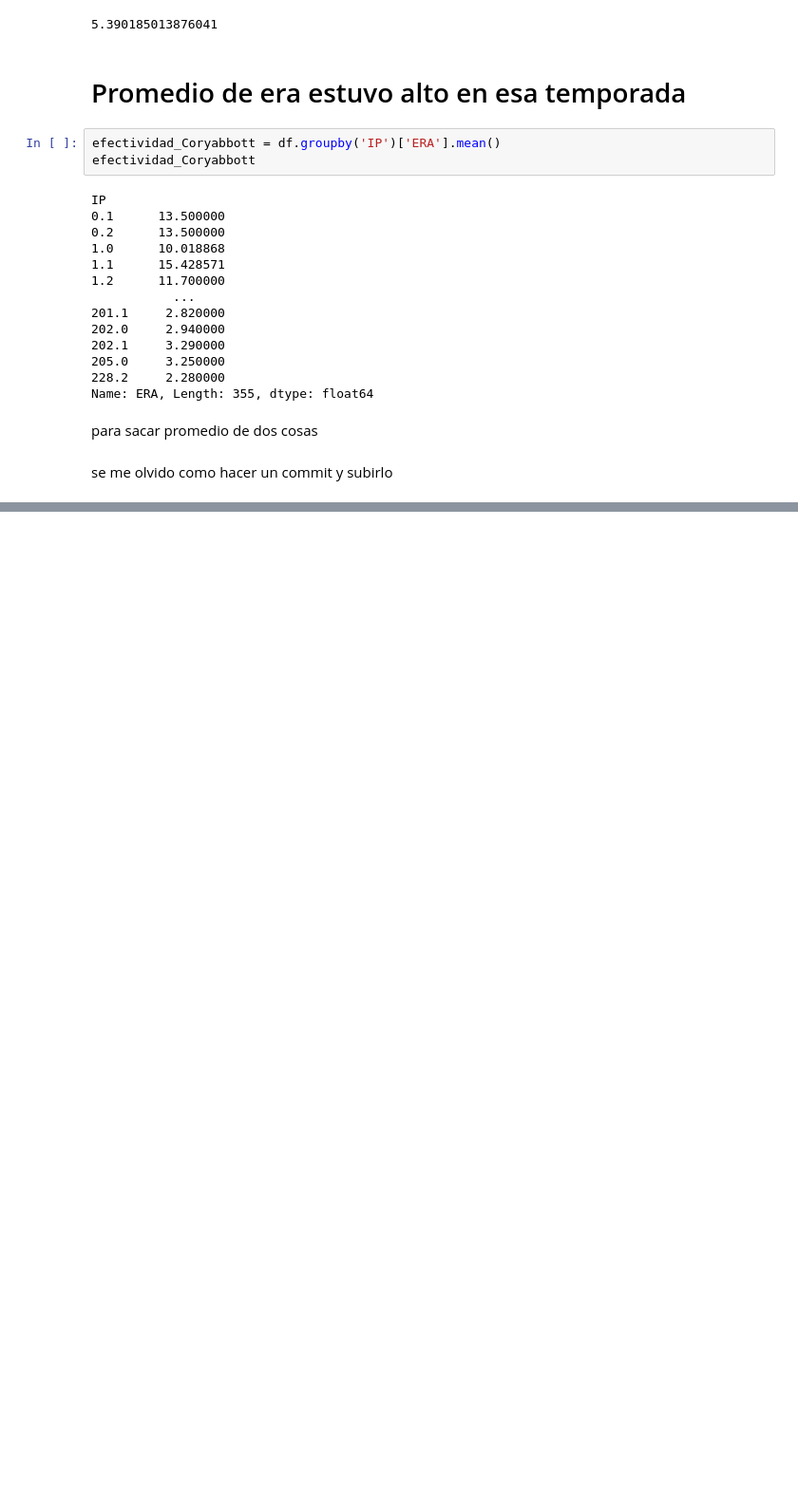
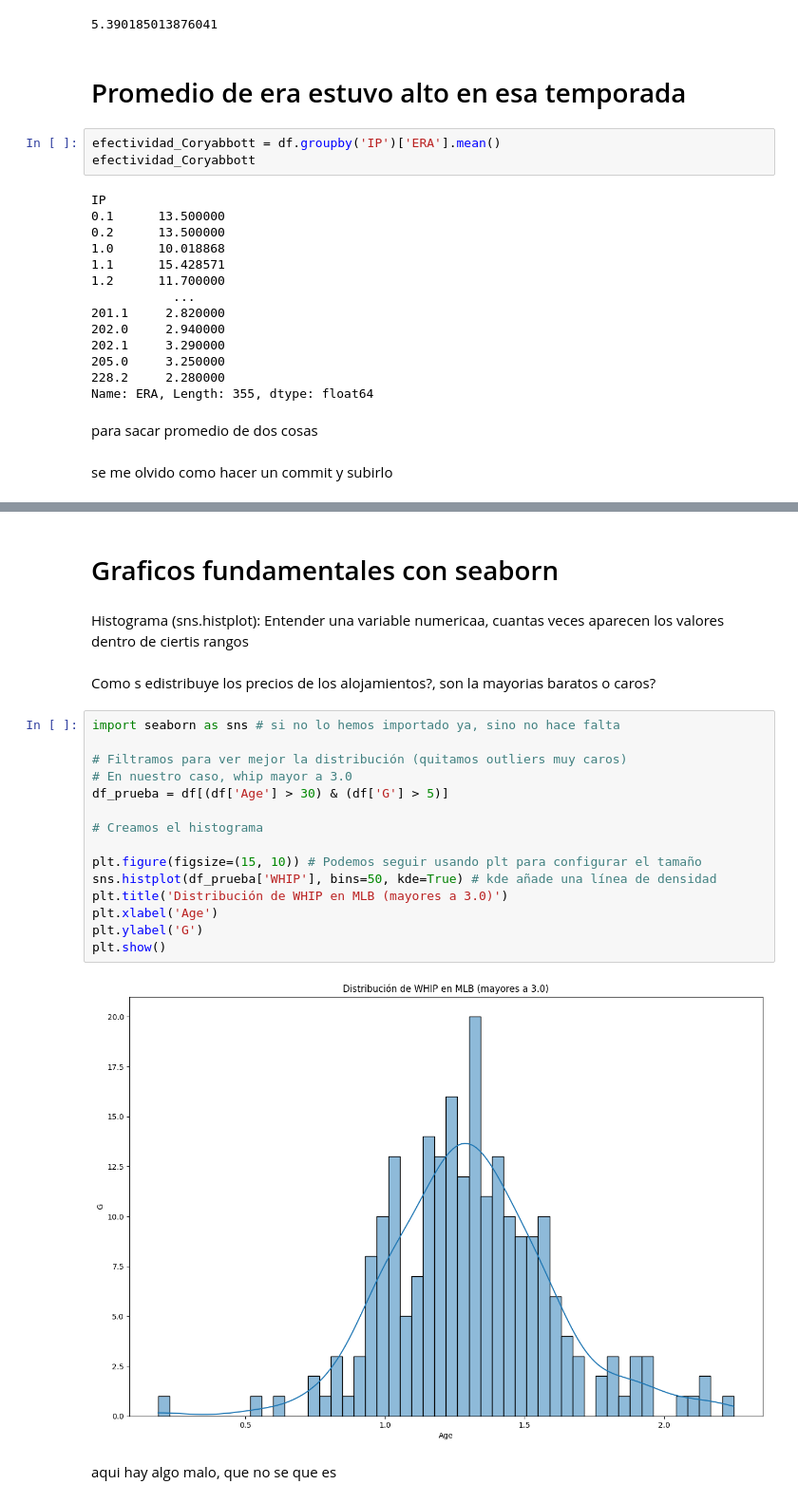
Before and after one commit to alvarogoncalves04/Prueba-AY, a Jupyter notebook: test.ipynb, the cells around one changed output, grey strips where cells are left out. Shown at 95% size. Drawn from its saved outputs; the diff is of its cells as text; blank space fills up the shorter version.

```diff
--- a/test.ipynb
+++ b/test.ipynb
@@ -235,0 +268,25 @@ caulqueir cosa
+# %% [markdown]
+# Graficos fundamentales con seaborn
+# %% [markdown]
+Histograma (sns.histplot): Entender una variable numericaa, cuantas veces aparecen los valores dentro de ciertis rangos
+# %% [markdown]
+Como s edistribuye los precios de los alojamientos?, son la mayorias baratos o caros?
+# %%
+import seaborn as sns # si no lo hemos importado ya, sino no hace falta
+
+# Filtramos para ver mejor la distribución (quitamos outliers muy caros)
+# En nuestro caso, whip mayor a 3.0
+df_prueba = df[(df['Age'] > 30) & (df['G'] > 5)]
+
+# Creamos el histograma
+
+plt.figure(figsize=(15, 10)) # Podemos seguir usando plt para configurar el tamaño
+sns.histplot(df_prueba['WHIP'], bins=50, kde=True) # kde añade una línea de densidad
+plt.title('Distribución de WHIP en MLB (mayores a 3.0)')
+plt.xlabel('Age')
+plt.ylabel('G')
+plt.show()
+# %% [output]
+[figure, added]
+# %% [markdown]
+aqui hay algo malo, que no se que es
```
Also changed, not shown: parts of 16 cells of this notebook.
